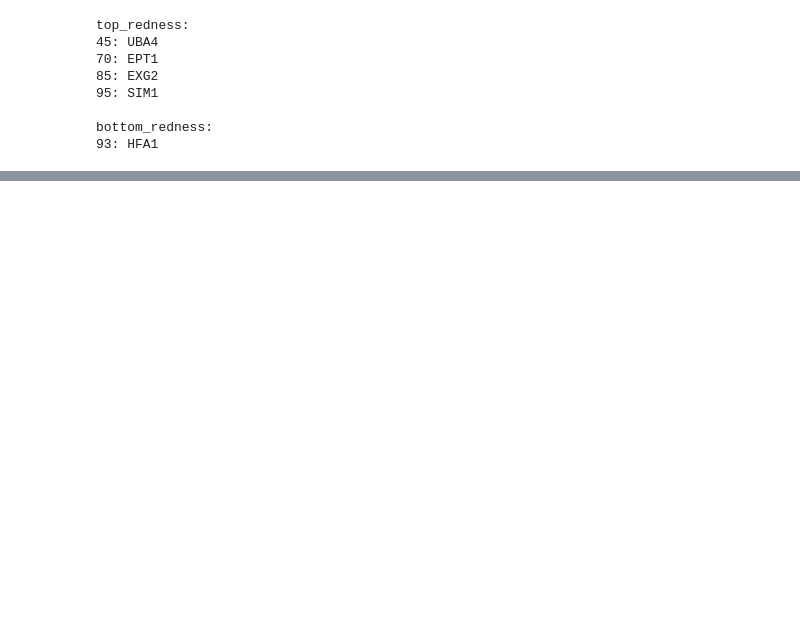
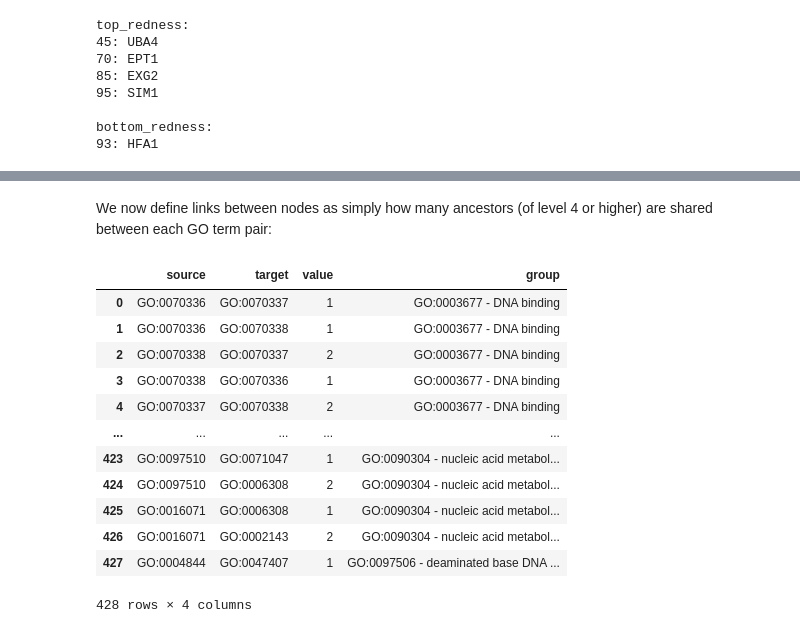
Before and after one commit to computer-aided-biotech/phenobooth-analysis, a Jupyter notebook: code/over_representation_analysis.ipynb, the cells around one changed output, grey strips where cells are left out. Drawn from its saved outputs; the diff is of its cells as text; code cells hidden in the pictures; blank space fills up the shorter version.

Commit message:
feat: chord plot for uncorrected GO terms

```diff
--- a/code/over_representation_analysis.ipynb
+++ b/code/over_representation_analysis.ipynb
@@ -570,0 +601,10 @@ bottom_redness:
+# %%
+# Get nodes for chord plot:
+nodes = pd.DataFrame(columns=["id", "name", "group"], index=range(0,len(goea_tr)))
+for (idx, GOterm) in enumerate(goea_tr):
+    nodes.loc[idx,"id"] = GOterm.GO
+    nodes.loc[idx,"name"] = f"{GOterm.GO} - {GOterm.name}"
+    for ancestor in ancestors_tr[idx][GOterm.GO]:
+        if ancestor["GOlvl"] == 4:
+            nodes.loc[idx,"group"] = f"{ancestor['GOterm']} - {ancestor['GOname']}"
+nodes
@@ -570,0 +625,46 @@ bottom_redness:
+# %% [markdown]
+We now define links between nodes as simply how many ancestors (of level 4 or higher) are shared between each GO term pair:
+# %%
+# Make a list of ancestors >= 4th level for each GOterm:
+ancestor_list = []
+for (idx, GOterm) in enumerate(goea_tr):
+    new_list = []
+    for ancestor in ancestors_tr[idx][GOterm.GO]:
+        if ancestor["GOlvl"] >= 4:
+            new_list.append(ancestor["GOterm"])
+    ancestor_list.append(new_list)
+
+# Get links for chord plot:
+links = pd.DataFrame(columns=["source", "target", "value", "group"])
+idx = 0
+for (idx_s, GOterm_s) in enumerate(goea_tr):
+    group = nodes["group"][idx_s]
+    id_s = nodes["id"][idx_s]
+    if not isinstance(group, float):  #this skips any group without a 4th level ancestor
+        for (idx_t, GOterm_t) in enumerate(goea_tr):
+            if idx_s != idx_t:
+                n = len(list(set(ancestor_list[idx_s]) & set(ancestor_list[idx_t])))
+                if n > 0:
+                    id_t = nodes["id"][idx_t]
+                    new_link = pd.DataFrame(data={'source': id_s, 'target': id_t, 'value': n, 'group': group}, index=[idx])
+                    links = links.append(new_link)
+                    idx += 1
+
+# Sort links:
+links = links.sort_values(by="group", ascending=True)
+links = links.reset_index(drop=True)
+links
+# %% [output]
+|  | source | target | value | group |
+| 0 | GO:0070336 | GO:0070337 | 1 | GO:0003677 - DNA binding |
+| 1 | GO:0070336 | GO:0070338 | 1 | GO:0003677 - DNA binding |
+| 2 | GO:0070338 | GO:0070337 | 2 | GO:0003677 - DNA binding |
+| 3 | GO:0070338 | GO:0070336 | 1 | GO:0003677 - DNA binding |
+| 4 | GO:0070337 | GO:0070338 | 2 | GO:0003677 - DNA binding |
+| ... | ... | ... | ... | ... |
+| 423 | GO:0097510 | GO:0071047 | 1 | GO:0090304 - nucleic acid metabol... |
+| 424 | GO:0097510 | GO:0006308 | 2 | GO:0090304 - nucleic acid metabol... |
+| 425 | GO:0016071 | GO:0006308 | 1 | GO:0090304 - nucleic acid metabol... |
+| 426 | GO:0016071 | GO:0002143 | 2 | GO:0090304 - nucleic acid metabol... |
+| 427 | GO:0004844 | GO:0047407 | 1 | GO:0097506 - deaminated base DNA ... |
+428 rows × 4 columns
```
Also changed, not shown: parts of 14 cells of this notebook, 1 other file.
